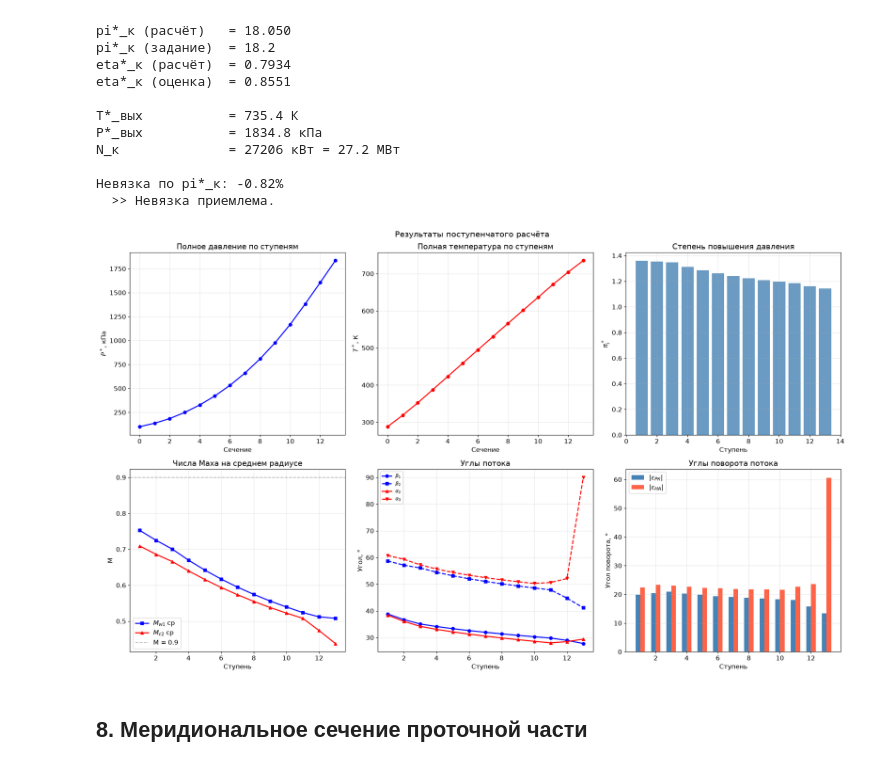
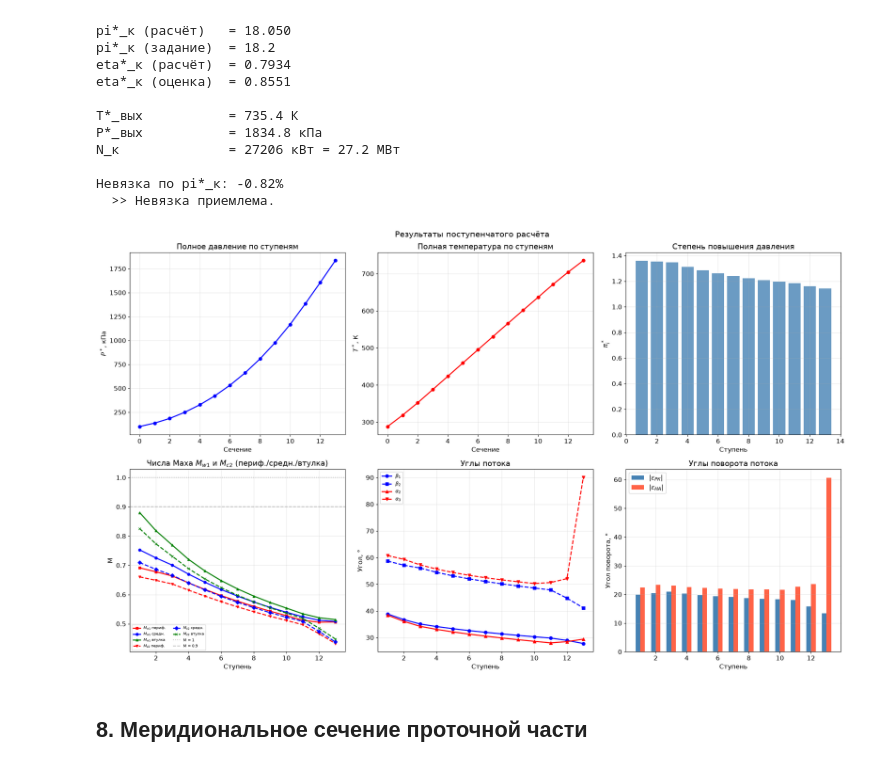
Before and after one commit to mikiway902/Compressors_Kurs_part_2, a Jupyter notebook: My_compres_final_miki.ipynb, the cells around one changed output. Saved outputs shown, nothing was run; the diff lists cells and outputs as text; code cells hidden in the pictures.

```diff
--- a/My_compres_final_miki.ipynb
+++ b/My_compres_final_miki.ipynb
@@ -777,6 +777,10 @@ w1       = np.zeros(Z)
 c2       = np.zeros(Z)
 Mw1_sr   = np.zeros(Z)
 Mc2_sr   = np.zeros(Z)
+Mw1_per  = np.zeros(Z)
+Mc2_per  = np.zeros(Z)
+Mw1_hub  = np.zeros(Z)
+Mc2_hub  = np.zeros(Z)
 ca1_dim  = np.zeros(Z)
 ca2_dim  = np.zeros(Z)
 ca2_bar  = np.zeros(Z)
@@ -1386,38 +1425,43 @@ axes[0,2].set_xlabel('Ступень')
 axes[0,2].set_ylabel('$\\pi^*_i$')
 axes[0,2].set_title('Степень повышения давления')
 
 # M_w1 и M_c2
-axes[1,0].plot(stages, Mw1_sr, 'bs-', lw=2, label='$M_{w1}$ ср')
-axes[1,0].plot(stages, Mc2_sr, 'r^-', lw=2, label='$M_{c2}$ ср')
+axes[1,0].plot(stages, Mw1_per, 'rs-', lw=2, markersize=5, label='$M_{w1}$ периф.')
+axes[1,0].plot(stages, Mw1_sr, 'bo-', lw=2, markersize=5, label='$M_{w1}$ средн.')
+axes[1,0].plot(stages, Mw1_hub, 'g^-', lw=2, markersize=5, label='$M_{w1}$ втулка')
+axes[1,0].plot(stages, Mc2_per, 'rv--', lw=2, markersize=5, label='$M_{c2}$ периф.')
+axes[1,0].plot(stages, Mc2_sr, 'bD--', lw=2, markersize=5, label='$M_{c2}$ средн.')
+axes[1,0].plot(stages, Mc2_hub, 'gx--', lw=2, markersize=5, label='$M_{c2}$ втулка')
+axes[1,0].axhline(1.0, color='gray', ls=':', alpha=0.5, label='M = 1')
 axes[1,0].axhline(0.9, color='gray', ls='--', alpha=0.5, label='M = 0.9')
 axes[1,0].set_xlabel('Ступень')
 axes[1,0].set_ylabel('M')
-axes[1,0].set_title('Числа Маха на среднем радиусе')
-axes[1,0].legend()
+axes[1,0].set_title('Числа Маха $M_{w1}$ и $M_{c2}$ (периф./средн./втулка)')
+axes[1,0].legend(fontsize=7, ncol=2)
 
 # Углы
 axes[1,1].plot(stages, np.degrees(beta1), 'b-o', lw=2, label='$\\beta_1$')
 axes[1,1].plot(stages, np.degrees(beta2), 'b--s', lw=2, label='$\\beta_2$')
 axes[1,1].plot(stages, np.degrees(alpha2), 'r-^', lw=2, label='$\\alpha_2$')
 axes[1,1].plot(stages, np.degrees(alpha3), 'r--v', lw=2, label='$\\alpha_3$')
 axes[1,1].set_xlabel('Ступень')
 axes[1,1].set_ylabel('Угол, °')
 axes[1,1].set_title('Углы потока')
 axes[1,1].legend(fontsize=9)
 
 # Углы поворота
 axes[1,2].bar(stages - 0.15, np.degrees(np.abs(eps_RK)), 0.3, label='$|\\varepsilon_{РК}|$', color='steelblue')
 axes[1,2].bar(stages + 0.15, np.degrees(np.abs(eps_NA)), 0.3, label='$|\\varepsilon_{НА}|$', color='tomato')
 axes[1,2].set_xlabel('Ступень')
 axes[1,2].set_ylabel('Угол поворота, °')
 axes[1,2].set_title('Углы поворота потока')
 axes[1,2].legend()
 
 plt.suptitle('Результаты поступенчатого расчёта', fontsize=15)
 plt.tight_layout()
 plt.show()
 # %% [output]
-[figure, old version]
+[figure, new version]
 # %% [markdown]
 ## 8. Меридиональное сечение проточной части
 # %%
```
Also changed, not shown: parts of 2 cells of this notebook.
